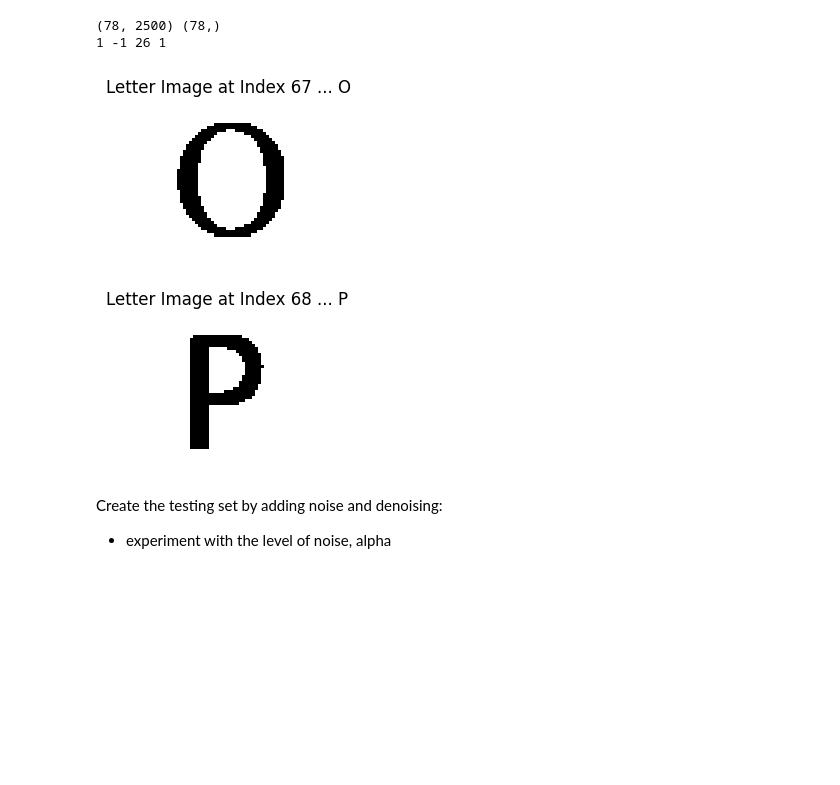
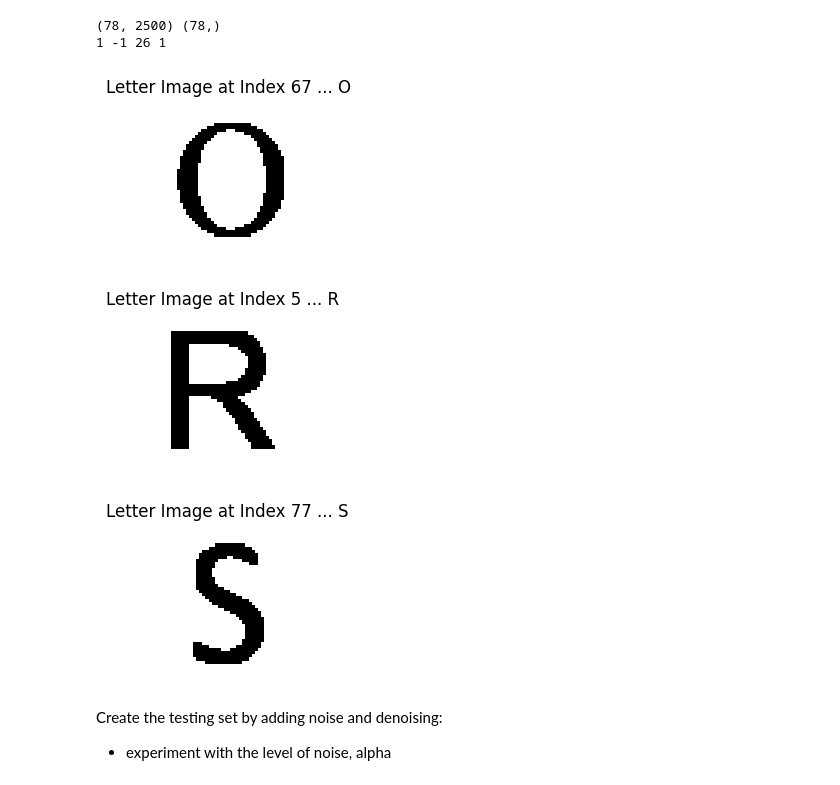
Before and after one commit to reitezuz/18NES1-2025-, a Jupyter notebook: week2/letters_example.ipynb, the cells around one changed output. Saved outputs shown, nothing was run; the diff lists cells and outputs as text; code cells hidden in the pictures; blank space fills up the shorter version.

```diff
--- a/week2/letters_example.ipynb
+++ b/week2/letters_example.ipynb
@@ -167,12 +167,13 @@ print(np.max(inputs), np.min(inputs), np.max(labels), np.min(labels))
 1 -1 26 1
 # %%
 # Visualize some letters:
-index = 67
-visualize_letter(inputs, labels, index)
-visualize_letter(inputs, labels, index + 1)
+indexes = [67, 5, 77]
+for index in indexes:
+    visualize_letter(inputs, labels, index)
 # %% [output]
 [figure]
-[figure, old version]
+[figure, new version]
+[figure, added]
 # %% [markdown]
 Create the testing set by adding noise and denoising:
 - experiment with the level of noise, alpha
```
Also changed, not shown: parts of 7 cells of this notebook.
